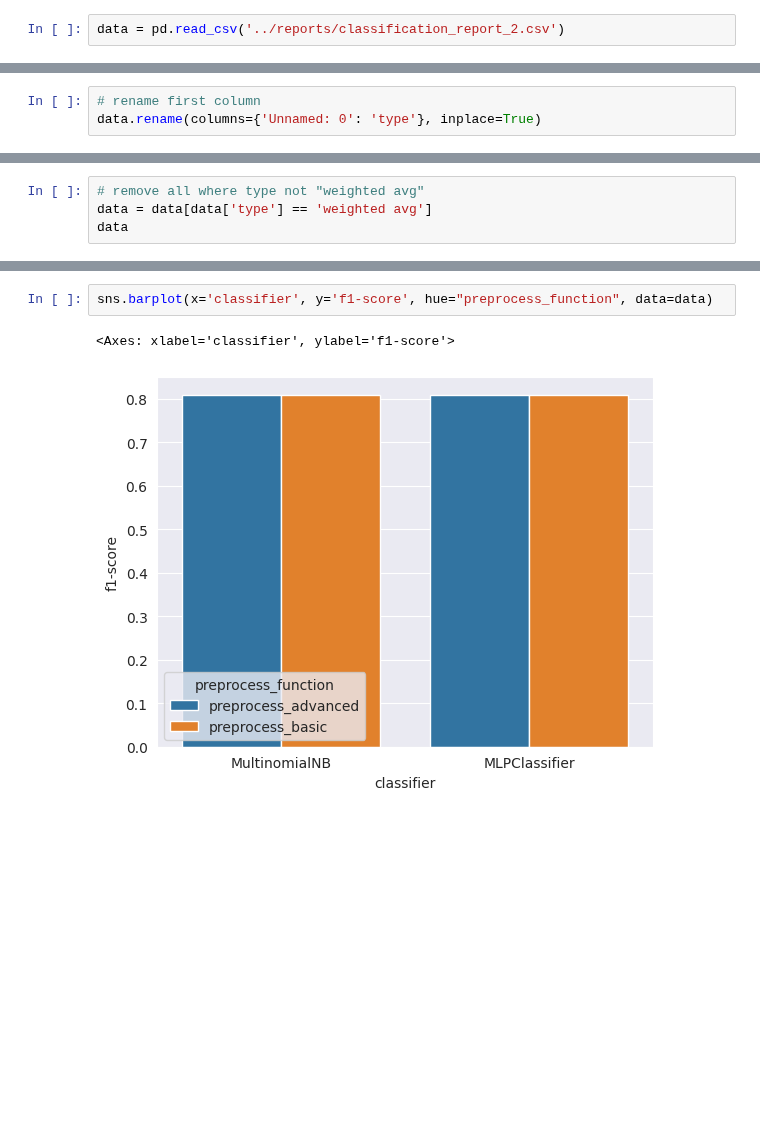
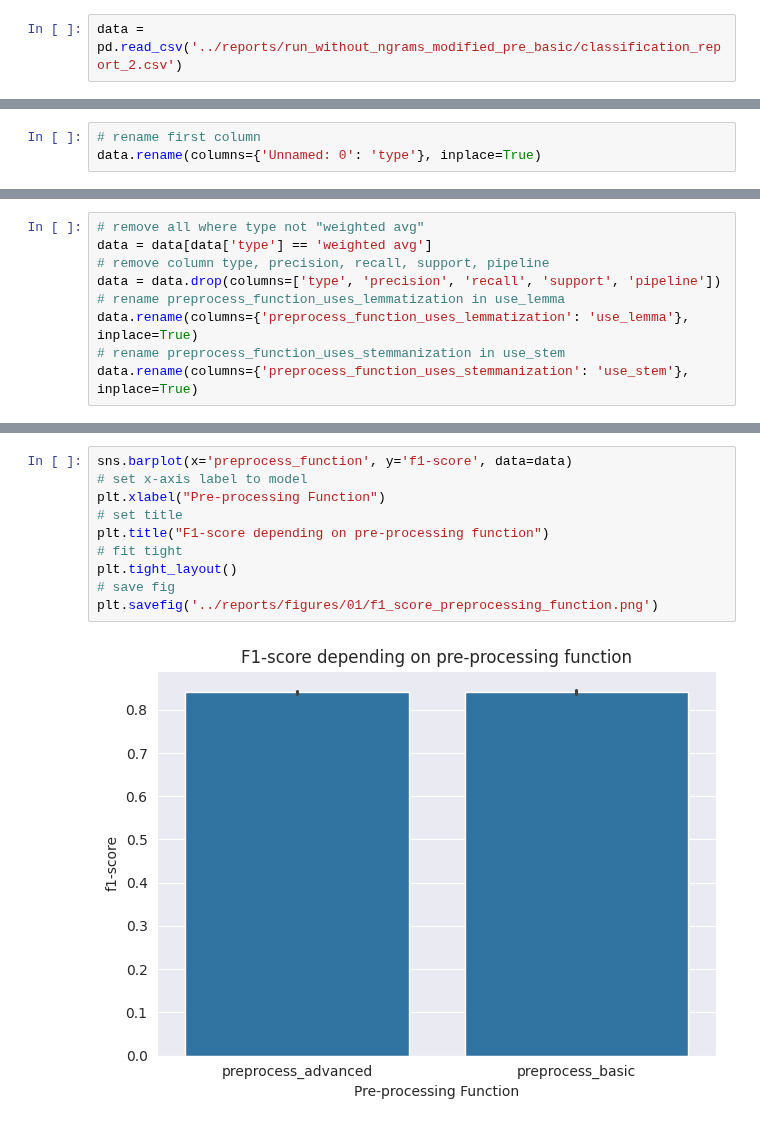
Before and after one commit to erikrubinov/nlp_project, a Jupyter notebook: src/eval_reports_2.ipynb, the cells around one changed output, grey strips where cells are left out. Cells and saved outputs as stored; diff of their text form; blank space fills up the shorter version.

```diff
--- a/src/eval_reports_2.ipynb
+++ b/src/eval_reports_2.ipynb
@@ -5,4 +5,4 @@ import matplotlib.pyplot as plt
 import seaborn as sns
 import os
 # %%
-data = pd.read_csv('../reports/classification_report_2.csv')
+data = pd.read_csv('../reports/run_without_ngrams_modified_pre_basic/classification_report_2.csv')
@@ -44,4 +12,9 @@ data
 # %%
 # remove all where type not "weighted avg"
 data = data[data['type'] == 'weighted avg']
-data
+# remove column type, precision, recall, support, pipeline
+data = data.drop(columns=['type', 'precision', 'recall', 'support', 'pipeline'])
+# rename preprocess_function_uses_lemmatization in use_lemma
+data.rename(columns={'preprocess_function_uses_lemmatization': 'use_lemma'}, inplace=True)
+# rename preprocess_function_uses_stemmanization in use_stem
+data.rename(columns={'preprocess_function_uses_stemmanization': 'use_stem'}, inplace=True)
@@ -62,8 +41,15 @@ data
 # %%
-sns.barplot(x='classifier', y='f1-score', hue="preprocess_function", data=data)
+sns.barplot(x='preprocess_function', y='f1-score', data=data)
+# set x-axis label to model
+plt.xlabel("Pre-processing Function")
+# set title
+plt.title("F1-score depending on pre-processing function")
+# fit tight
+plt.tight_layout()
+# save fig
+plt.savefig('../reports/figures/01/f1_score_preprocessing_function.png')
 # %% [output]
-<Axes: xlabel='classifier', ylabel='f1-score'>
-[figure, old version]
+[figure, new version]
 # %%
 sns.barplot(x='vectorizer', y='f1-score', hue="preprocess_function", data=data)
 # rotate x-axis labels
```
Also changed, not shown: parts of 11 cells of this notebook, 4 other files.
